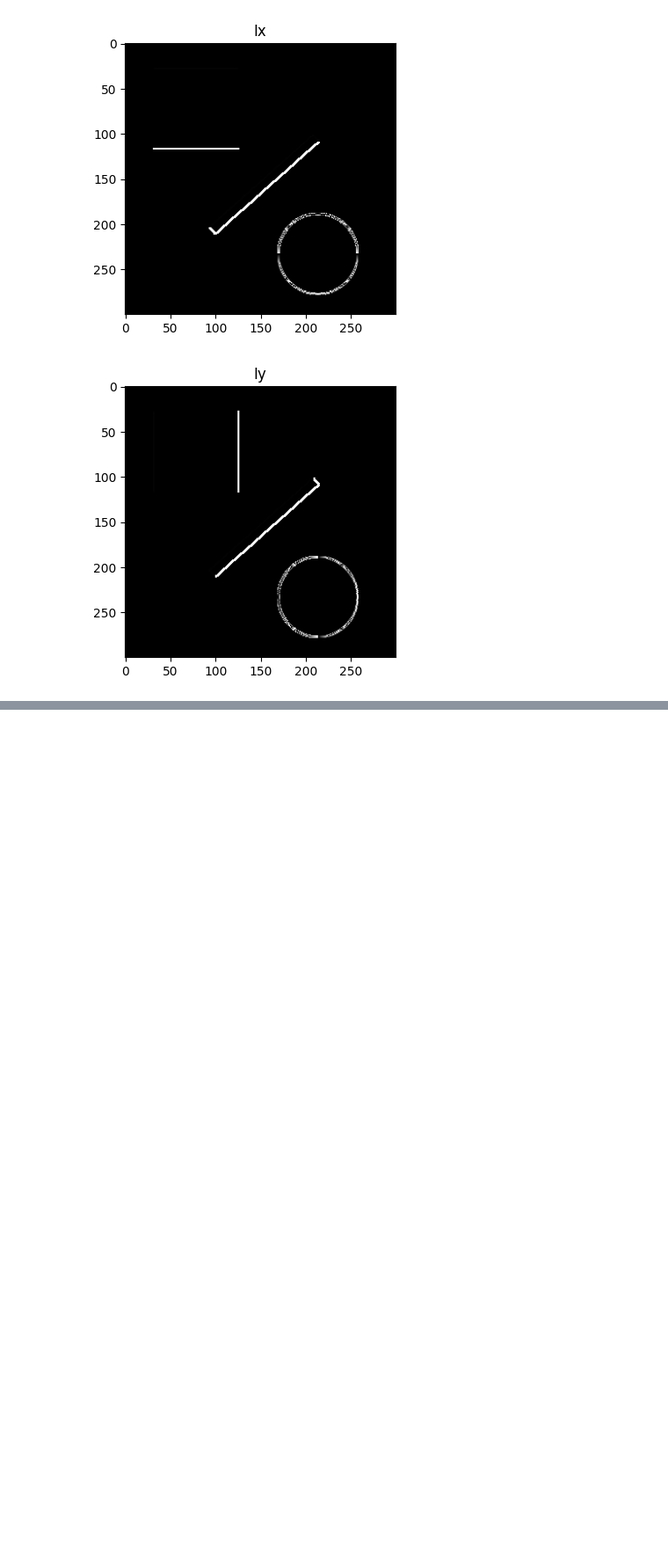
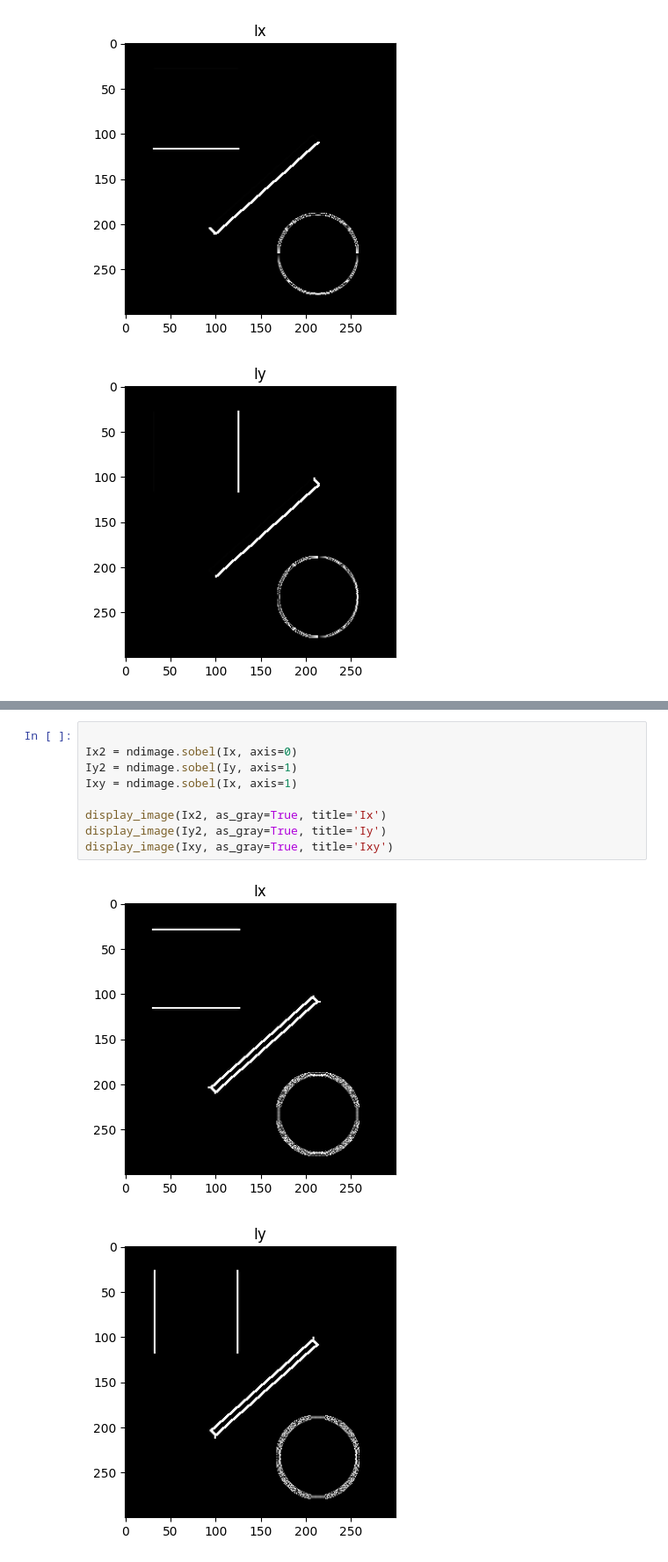
Before and after one commit to MurphLaws/Exp, a Jupyter notebook: IVP/TD1.ipynb, the cells around one changed output, grey strips where cells are left out. Shown at 88% size. Drawn from its saved outputs; the diff is of its cells as text; blank space fills up the shorter version.

```diff
--- a/IVP/TD1.ipynb
+++ b/IVP/TD1.ipynb
@@ -66,0 +58,12 @@ display_image(Iy, as_gray=True, title='Iy')
+# %%
+
+Ix2 = ndimage.sobel(Ix, axis=0)
+Iy2 = ndimage.sobel(Iy, axis=1)
+Ixy = ndimage.sobel(Ix, axis=1)
+
+display_image(Ix2, as_gray=True, title='Ix')
+display_image(Iy2, as_gray=True, title='Iy')
+display_image(Ixy, as_gray=True, title='Ixy')
+# %% [output]
+[figure, added]
+[figure, added]
```
Also changed, not shown: parts of 4 cells of this notebook, 5 other files.
